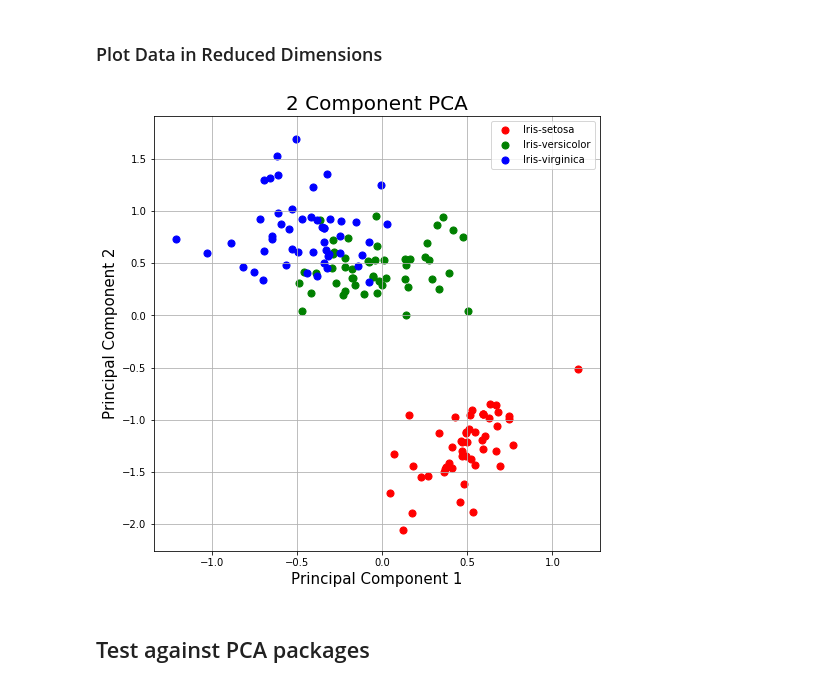
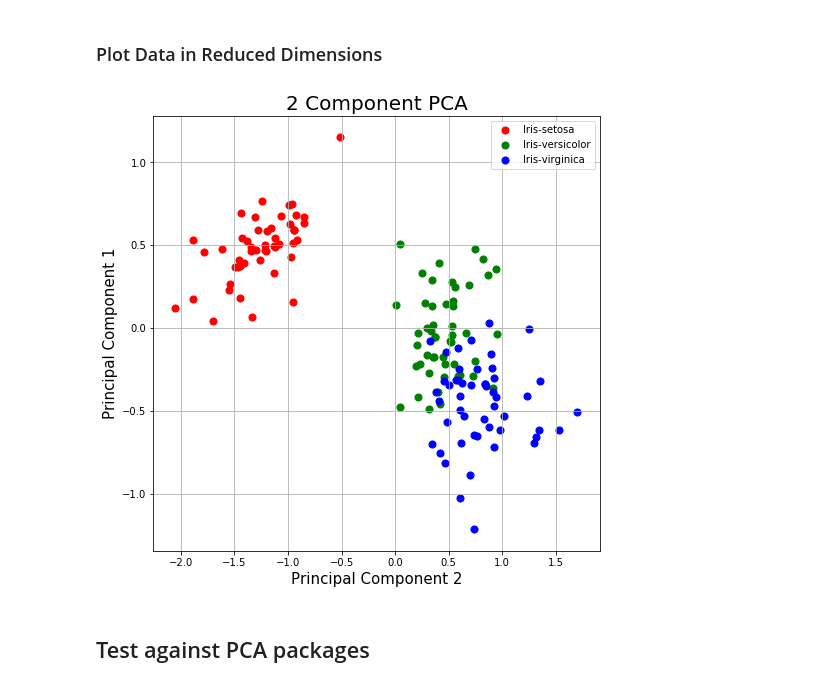
Before and after one commit to PaulinaKnight/Lin-Alg, a Jupyter notebook: Dimension Reduction and PCA from Scratch (Iris Data).ipynb, the cells around one changed output. Cells and saved outputs as stored; diff of their text form; code cells hidden in the pictures.

```diff
--- a/Dimension Reduction and PCA from Scratch (Iris Data).ipynb
+++ b/Dimension Reduction and PCA from Scratch (Iris Data).ipynb
@@ -46,10 +46,11 @@ x = df.loc[:, features].values #df.loc accesses a group of rows or columns
 y = df.loc[:,['type']].values
 
 # Standardizing the features by subtracting the mean
-x = StandardScaler().fit_transform(x)mean_vec = np.mean(x, axis=0) #creating vector of means
+x = StandardScaler().fit_transform(x)
+mean_vec = np.mean(x, axis=0) #creating vector of means
 mean_vec.shape
 x.shape
-x = x - mean_vec #subtracting the means
+x = x - mean_vec #subtracting the means and normalizing
 
 pd.DataFrame(data = x, columns = features).head(15)
 # %% [output]
@@ -155,22 +156,22 @@ finalDf.head(15)
 # %%
 fig = plt.figure(figsize = (8,8))
 ax = fig.add_subplot(1,1,1)
-ax.set_xlabel('Principal Component 1', fontsize = 15)
-ax.set_ylabel('Principal Component 2', fontsize = 15)
+ax.set_xlabel('Principal Component 2', fontsize = 15)
+ax.set_ylabel('Principal Component 1', fontsize = 15)
 ax.set_title('2 Component PCA', fontsize = 20)
 
 targets = ['Iris-setosa', 'Iris-versicolor', 'Iris-virginica']
 colors = ['r', 'g', 'b']
 for target, color in zip(targets,colors):
     indicesToKeep = finalDf['type'] == target
-    ax.scatter(finalDf.loc[indicesToKeep, 'PC 1']
-               , finalDf.loc[indicesToKeep, 'PC 2']
+    ax.scatter(finalDf.loc[indicesToKeep, 'PC 2']
+               , finalDf.loc[indicesToKeep, 'PC 1']
                , c = color
                , s = 50)
 ax.legend(targets)
 ax.grid()
 # %% [output]
-[figure, old version]
+[figure, new version]
 # %% [markdown]
 ## Test against PCA packages
 # %%
```
Also changed, not shown: parts of 1 cell of this notebook.
